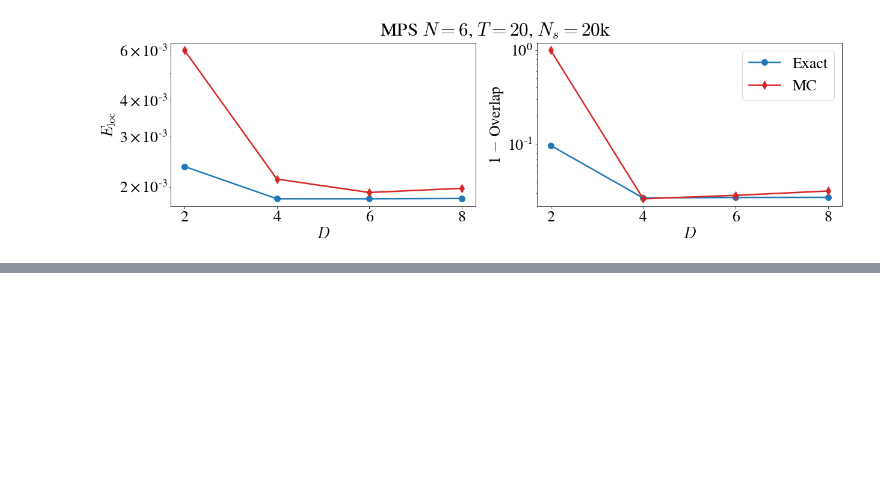
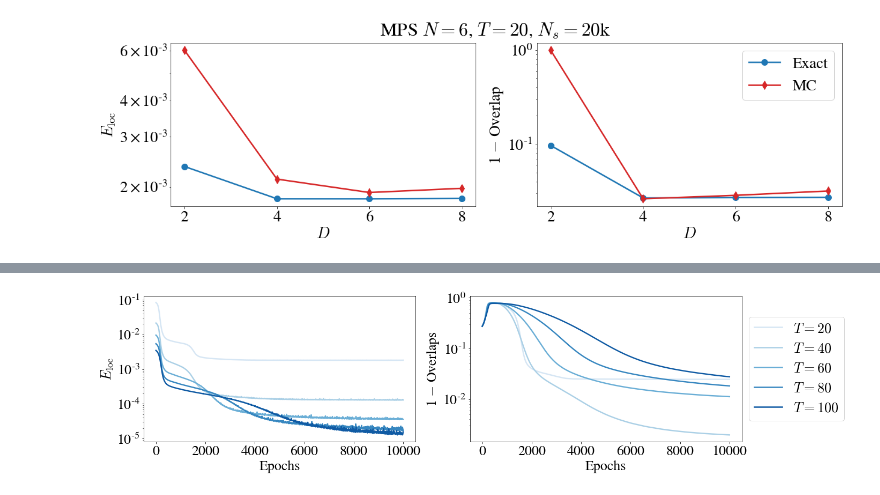
Before and after one commit to stavros11/Time-Evolution, a Jupyter notebook: plotter.ipynb, the cells around one changed output, grey strips where cells are left out. Saved outputs shown, nothing was run; the diff lists cells and outputs as text; code cells hidden in the pictures; blank space fills up the shorter version.

```diff
--- a/plotter.ipynb
+++ b/plotter.ipynb
@@ -245,0 +211,27 @@ plt.show()
+# %%
+D = 6
+T_list = [20, 40, 60, 80, 100]
+mps = [h5py.File("histories/N=6/allstates_mpsD{}_N6M{}.h5py".format(D, T), "r") for T in T_list]
+
+cseq = sns.color_palette("Blues", len(T_list))
+
+plt.figure(figsize=(20, 5))
+plt.subplot(121)
+for i, T in enumerate(T_list):
+    plt.semilogy(mps[i]["exact_Eloc"][:].real, color=cseq[i], label="$T={}$".format(T), linewidth=2.5)
+plt.xlabel("Epochs")
+plt.ylabel("$E_\mathrm{loc}$")
+
+plt.subplot(122)
+for i, T in enumerate(T_list):
+    plt.semilogy(1 - mps[i]["avg_overlaps"][:], color=cseq[i], label="$T={}$".format(T), linewidth=2.5)
+plt.xlabel("Epochs")
+plt.ylabel("1 $-$ Overlaps")
+plt.legend(loc='center left', bbox_to_anchor=(1, 0.5))
+
+plt.show()
+
+for x in mps:
+    x.close()
+# %% [output]
+[figure, added]
```
Also changed, not shown: parts of 2 cells of this notebook, 1 other file.
